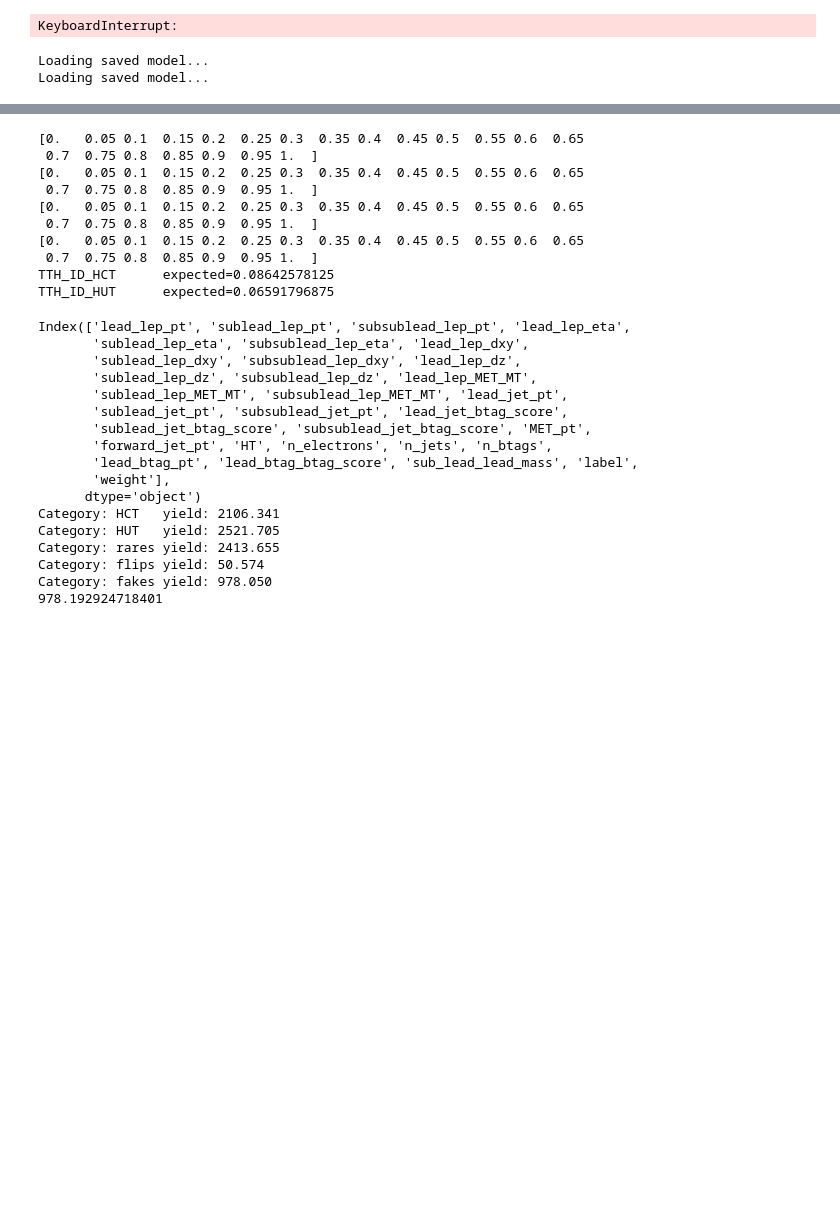
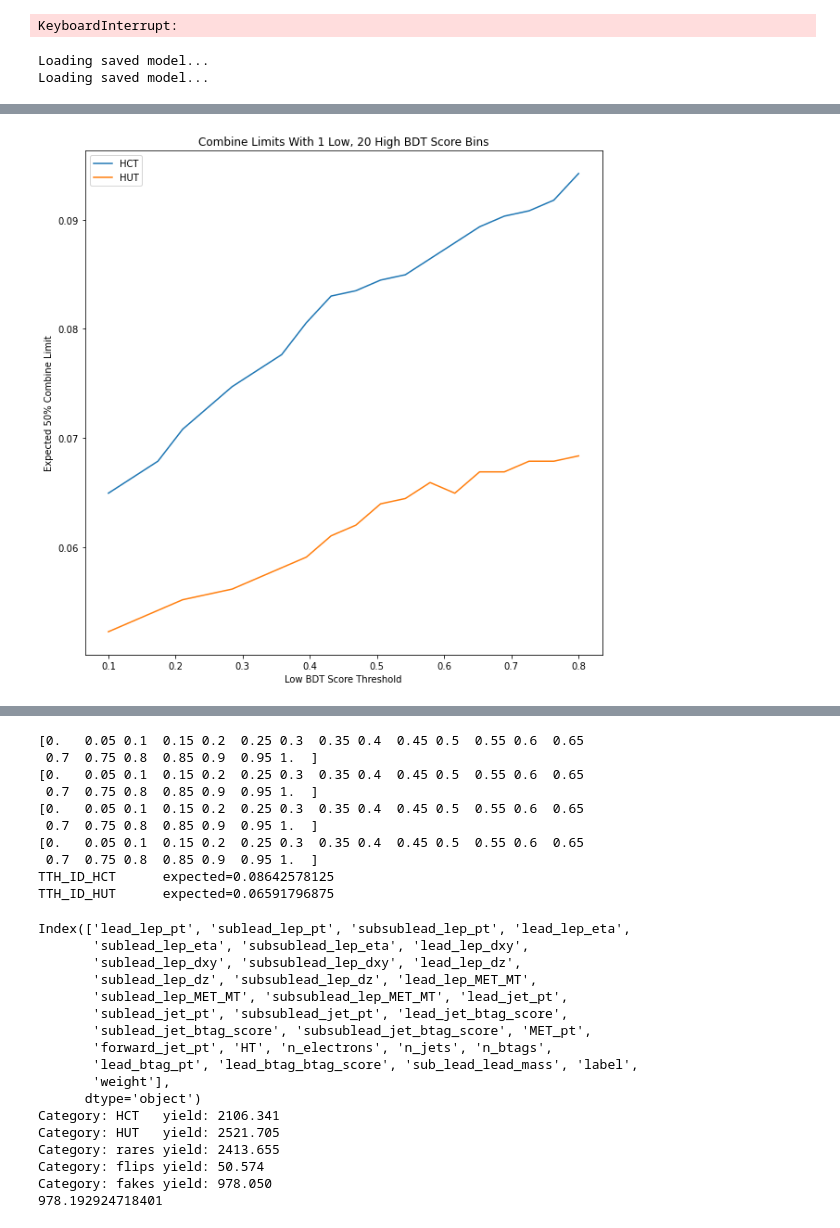
Before and after one commit to danbarto/tW_scattering, a Jupyter notebook: notebooks/BDT_analysis.ipynb, the cells around one changed output, grey strips where cells are left out. Drawn from its saved outputs; the diff is of its cells as text; code cells hidden in the pictures; blank space fills up the shorter version.

```diff
--- a/notebooks/BDT_analysis.ipynb
+++ b/notebooks/BDT_analysis.ipynb
@@ -85,6 +85,13 @@ for bdt in retrain_BDTs:
 # %% [output]
 Loading saved model...
 Loading saved model...
+# %%
+for y in [2016, 2017, 2018]:
+    data_dir = ["/home/users/cmcmahon/fcnc/ana/analysis/helpers/BDT/babies/variations/JES_central/{}/MC/".format(y)]
+    JES_up_dir = ["/home/users/cmcmahon/fcnc/ana/analysis/helpers/BDT/babies/variations/JES_up/{}/MC/".format(y)]
+    JES_down_dir = ["/home/users/cmcmahon/fcnc/ana/analysis/helpers/BDT/babies/variations/JES_down/{}/MC/".format(y)]
+    HCT.gen_datacard("HCT", y, data_dir, quantile_transform=True, data_driven=True, plot=True, systematics=True, JES_dirs=(JES_up_dir, JES_down_dir), BDT_bins=np.linspace(0, 1, 71), flag_plot=True)
+    HUT.gen_datacard("HUT", y, data_dir, quantile_transform=True, data_driven=True, plot=True, systematics=True, JES_dirs=(JES_up_dir, JES_down_dir), BDT_bins=np.linspace(0, 1, 71), flag_plot=True)
 # %%
 flag_gen_datacards = True
 if flag_gen_datacards:
@@ -231,0 +271,14 @@ for b in num_bins:
+# %%
+plt.figure("cutoff_bins", figsize=(10,10))
+xvals = hct_result.QT_result.keys()
+plt.plot(xvals, [hct_result.QT_result[k]["expected"] for k in xvals], label="HCT")
+plt.plot(xvals, [hut_result.QT_result[k]["expected"] for k in xvals], label="HUT")
+plt.xlabel("Low BDT Score Threshold")
+plt.ylabel("Expected 50% Combine Limit")
+plt.title("Combine Limits With 1 Low, 20 High BDT Score Bins")
+plt.legend()
+plt.savefig("/home/users/cmcmahon/public_html/BDT/cutoff_limits.pdf")
+plt.savefig("/home/users/cmcmahon/public_html/BDT/cutoff_limits.png")
+plt.draw()
+# %% [output]
+[figure, added]
```
Also changed, not shown: parts of 5 cells of this notebook, 3 other files.
